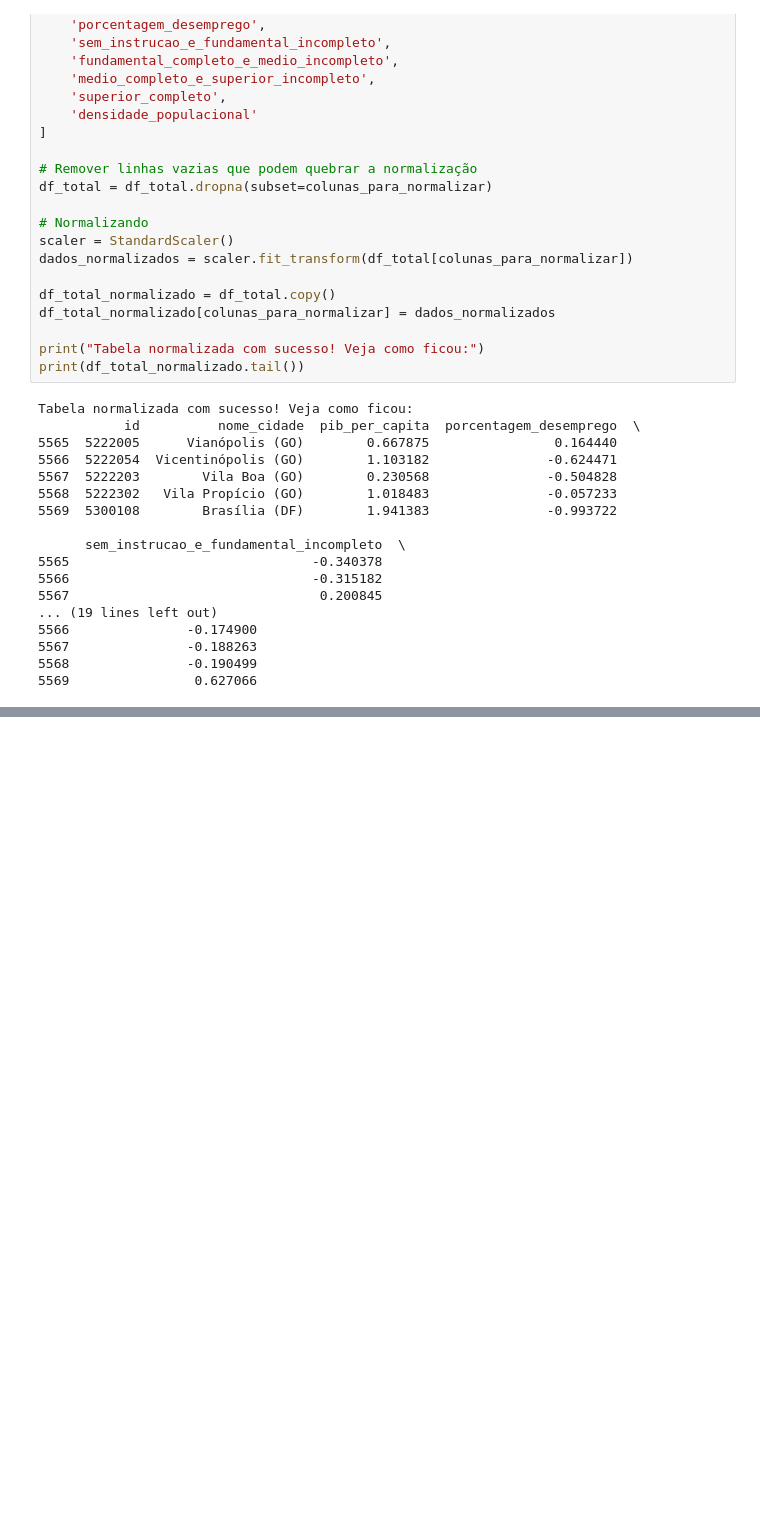
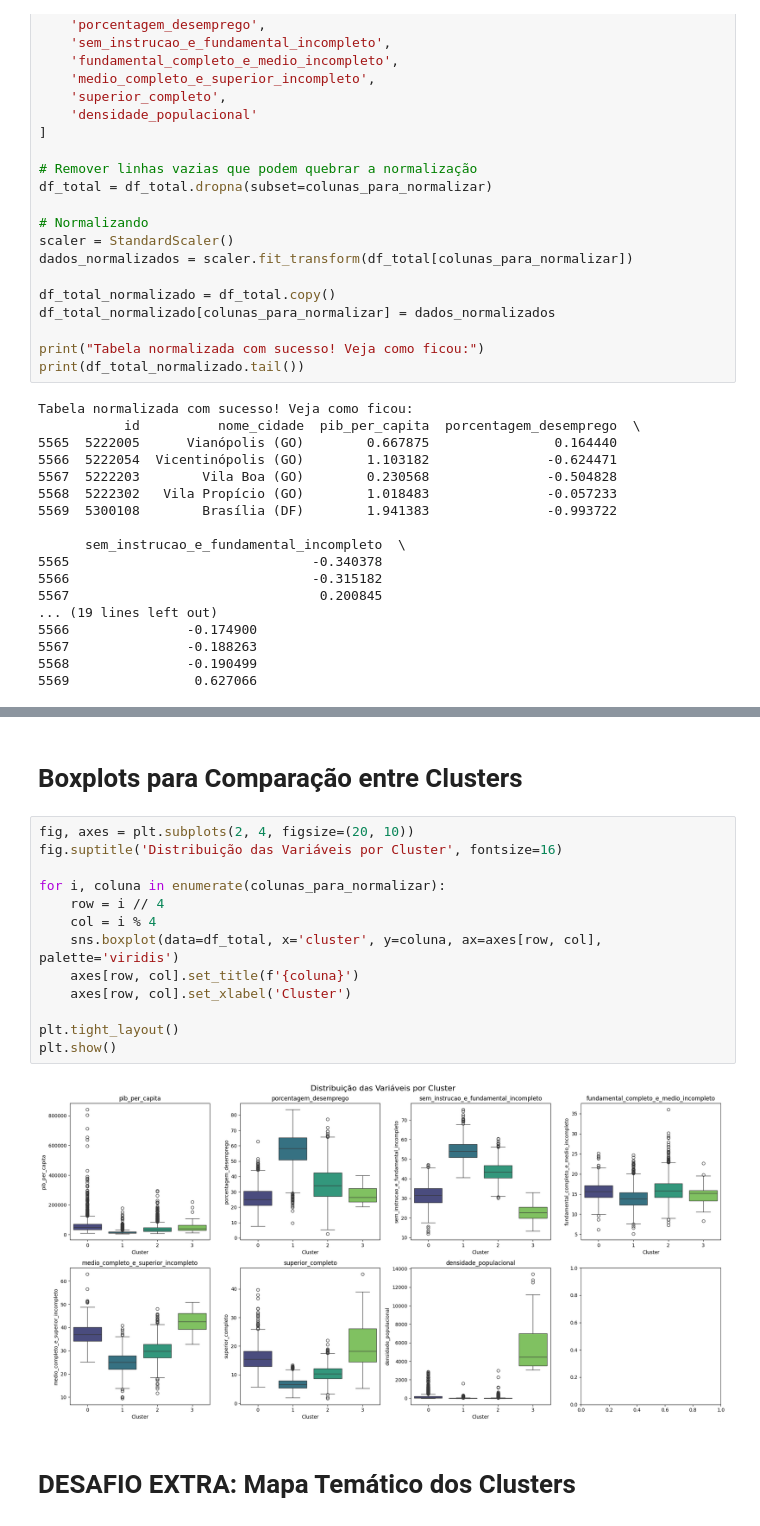
Before and after one commit to Gabr1elFraga/Agrupamento-de-Cidades-por-Indicadores-Socioeconomicos, a Jupyter notebook: agrupamentos_de_cidades_por_indicadores_socieconomicos.ipynb, the cells around one changed output, grey strips where cells are left out. Saved outputs shown, nothing was run; the diff lists cells and outputs as text; blank space fills up the shorter version.

```diff
--- a/agrupamentos_de_cidades_por_indicadores_socieconomicos.ipynb
+++ b/agrupamentos_de_cidades_por_indicadores_socieconomicos.ipynb
@@ -148,0 +369,19 @@ Tabela normalizada com sucesso! Veja como ficou:
+# %% [markdown]
+# Boxplots para Comparação entre Clusters
+# %%
+fig, axes = plt.subplots(2, 4, figsize=(20, 10))
+fig.suptitle('Distribuição das Variáveis por Cluster', fontsize=16)
+
+for i, coluna in enumerate(colunas_para_normalizar):
+    row = i // 4
+    col = i % 4
+    sns.boxplot(data=df_total, x='cluster', y=coluna, ax=axes[row, col], palette='viridis')
+    axes[row, col].set_title(f'{coluna}')
+    axes[row, col].set_xlabel('Cluster')
+
+plt.tight_layout()
+plt.show()
+# %% [output]
+[figure, added]
+# %% [markdown]
+# DESAFIO EXTRA: Mapa Temático dos Clusters
```
Also changed, not shown: parts of 13 cells of this notebook.
